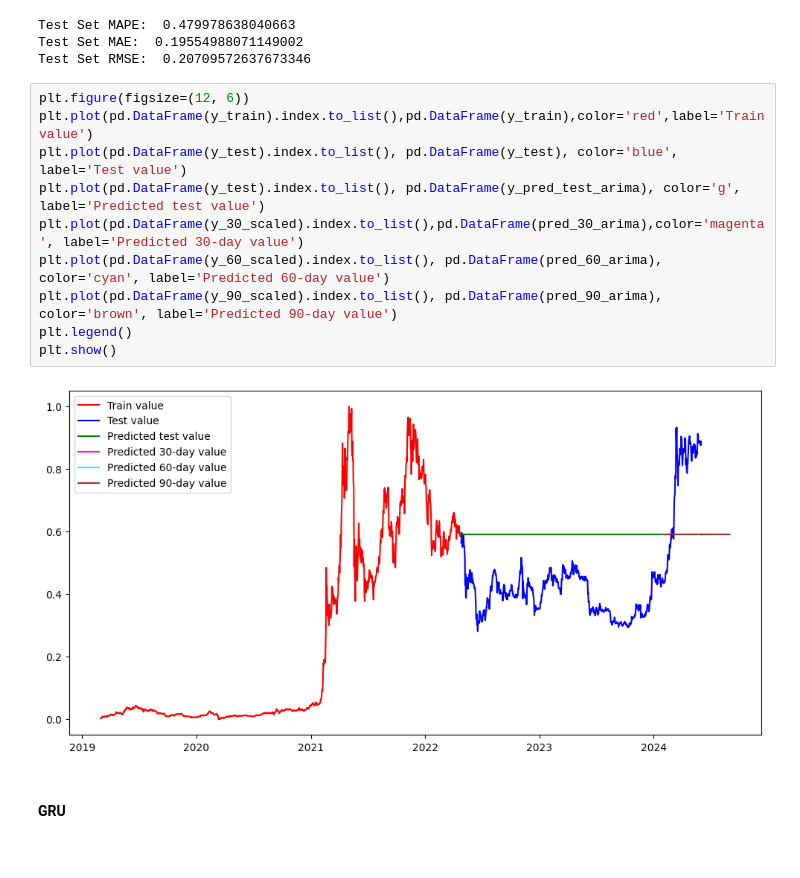
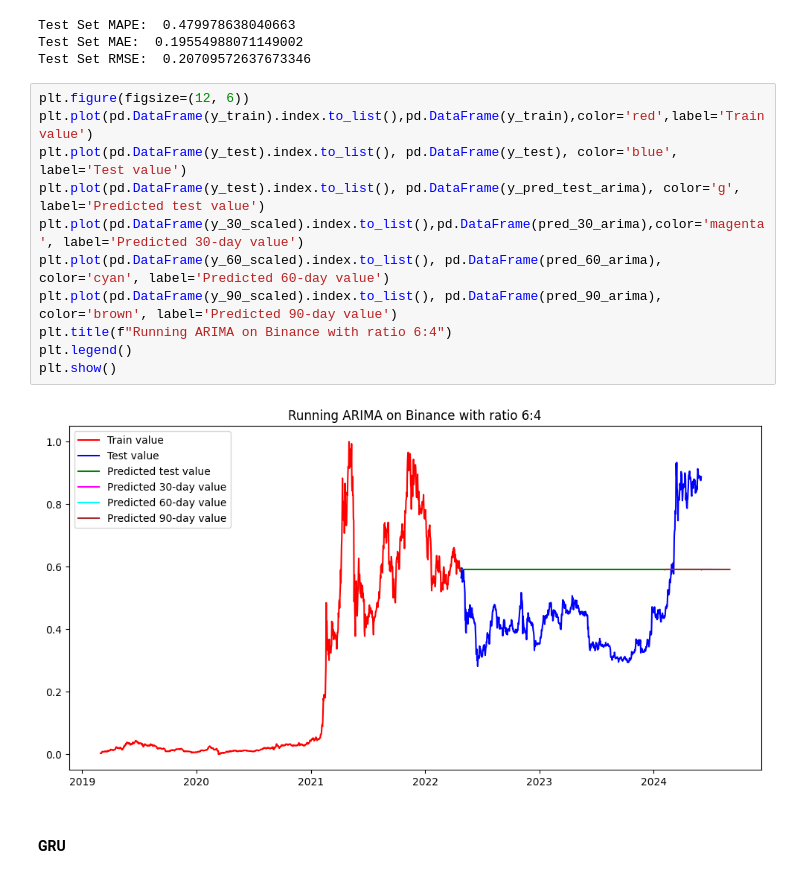
Before and after one commit to vmhoang1703/IS403-Project-Group13, a Jupyter notebook: Binance/BNB(64).ipynb, the cells around one changed output. Cells and saved outputs as stored; diff of their text form.

```diff
--- a/Binance/BNB(64).ipynb
+++ b/Binance/BNB(64).ipynb
@@ -409,15 +410,16 @@ Test Set RMSE:  0.20709572637673346
 # %%
 plt.figure(figsize=(12, 6))
 plt.plot(pd.DataFrame(y_train).index.to_list(),pd.DataFrame(y_train),color='red',label='Train value')
 plt.plot(pd.DataFrame(y_test).index.to_list(), pd.DataFrame(y_test), color='blue', label='Test value')
 plt.plot(pd.DataFrame(y_test).index.to_list(), pd.DataFrame(y_pred_test_arima), color='g', label='Predicted test value')
 plt.plot(pd.DataFrame(y_30_scaled).index.to_list(),pd.DataFrame(pred_30_arima),color='magenta', label='Predicted 30-day value')
 plt.plot(pd.DataFrame(y_60_scaled).index.to_list(), pd.DataFrame(pred_60_arima), color='cyan', label='Predicted 60-day value')
 plt.plot(pd.DataFrame(y_90_scaled).index.to_list(), pd.DataFrame(pred_90_arima), color='brown', label='Predicted 90-day value')
+plt.title(f"Running ARIMA on Binance with ratio 6:4")
 plt.legend()
 plt.show()
 # %% [output]
-[figure, old version]
+[figure, new version]
 # %% [markdown]
 #### GRU
 # %%
```
Also changed, not shown: parts of 12 cells of this notebook, 2 other files.
